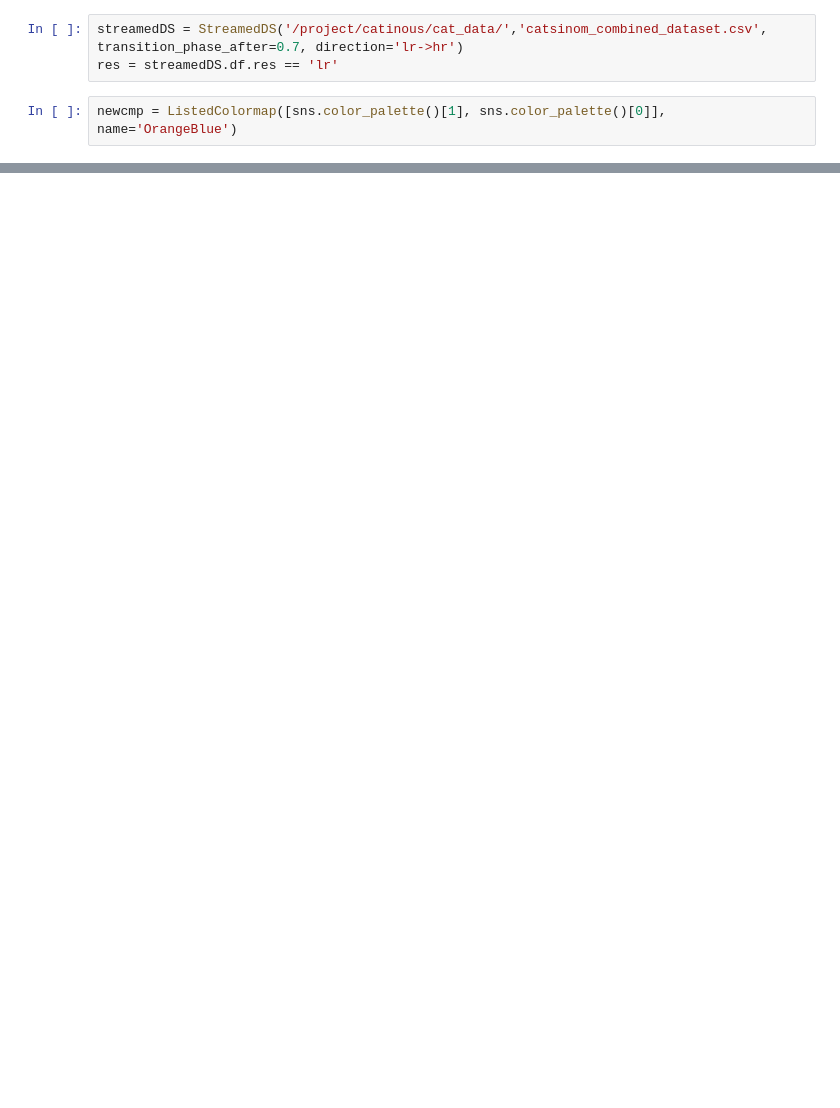
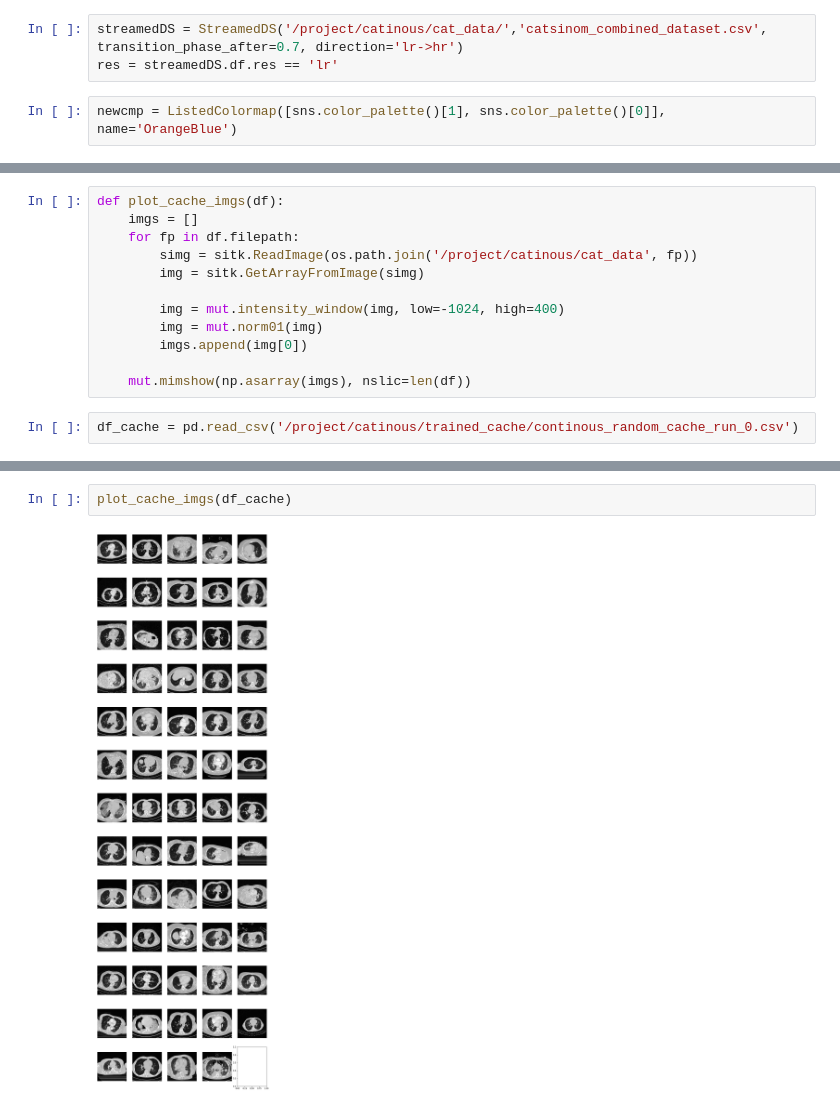
Before and after one commit to cirmuw/dynamicmemory, a Jupyter notebook: Results.ipynb, the cells around one changed output, grey strips where cells are left out. Drawn from its saved outputs; the diff is of its cells as text; blank space fills up the shorter version.

```diff
--- a/Results.ipynb
+++ b/Results.ipynb
@@ -245,0 +251,14 @@ ax[2].get_yaxis()
+# %%
+def plot_cache_imgs(df):
+    imgs = []
+    for fp in df.filepath:
+        simg = sitk.ReadImage(os.path.join('/project/catinous/cat_data', fp))
+        img = sitk.GetArrayFromImage(simg)
+
+        img = mut.intensity_window(img, low=-1024, high=400)
+        img = mut.norm01(img)
+        imgs.append(img[0])
+
+    mut.mimshow(np.asarray(imgs), nslic=len(df))
+# %%
+df_cache = pd.read_csv('/project/catinous/trained_cache/continous_random_cache_run_0.csv')
@@ -245,0 +279,4 @@ ax[2].get_yaxis()
+# %%
+plot_cache_imgs(df_cache)
+# %% [output]
+[figure, added]
```
Also changed, not shown: parts of 6 cells of this notebook, 23 other files.
